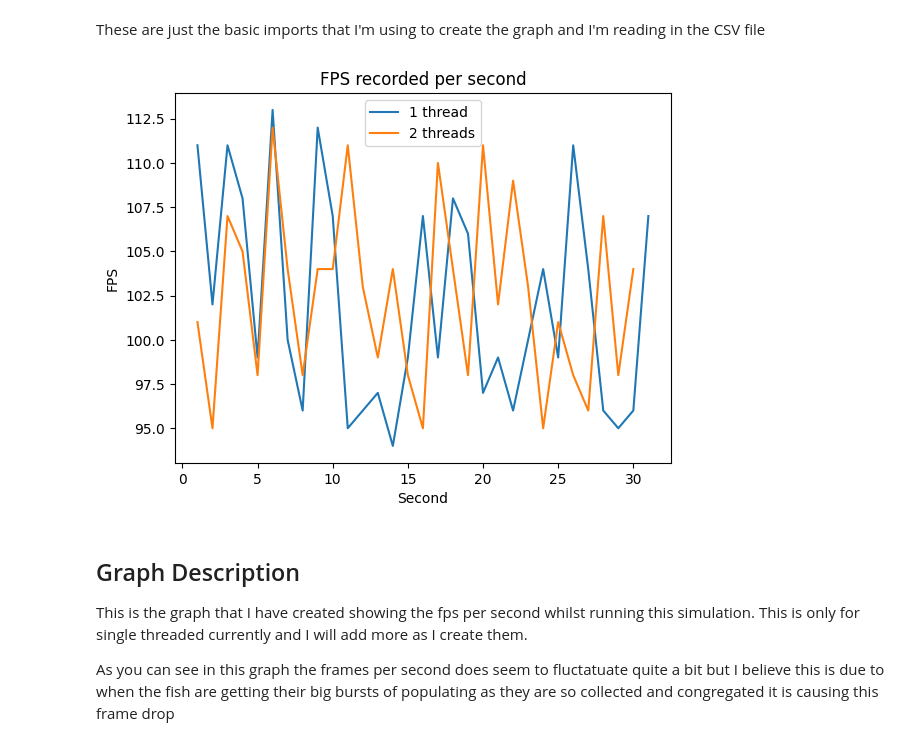
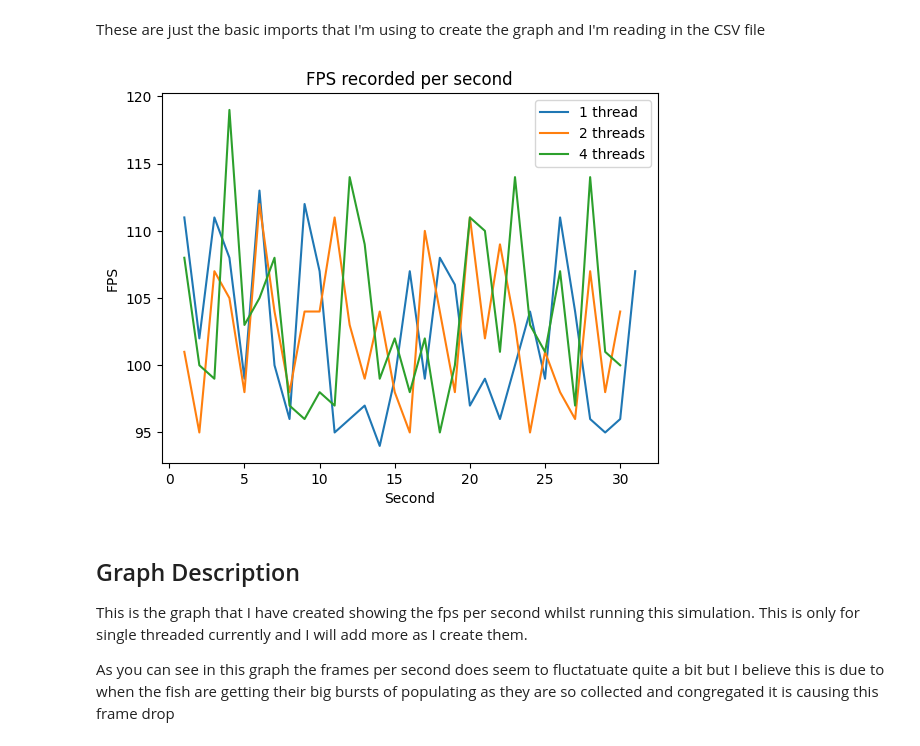
Before and after one commit to DoyleAaron/Concurrent-Development-24-25, a Jupyter notebook: performance.ipynb, the cells around one changed output. Saved outputs shown, nothing was run; the diff lists cells and outputs as text; code cells hidden in the pictures.

Commit message:
4 threads complete
4 threads wasn't too bad to manage as it follows the exact same logic as 2 but I just add more partitions in the main class

```diff
--- a/performance.ipynb
+++ b/performance.ipynb
@@ -12,18 +12,20 @@ import matplotlib.pyplot as plt
 
 df1 = pandas.read_csv('fps_log.csv')
 df2 = pandas.read_csv('2_thread_fps_log.csv')
+df3 = pandas.read_csv('4_thread_fps_log.csv')
 # %% [markdown]
 These are just the basic imports that I'm using to create the graph and I'm reading in the CSV file
 # %%
 plt.plot(df1['Timestamp'], df1['FPS'], label='1 thread')
 plt.plot(df2['Timestamp'], df2['FPS'], label='2 threads')
+plt.plot(df3['Timestamp'], df3['FPS'], label='4 threads')
 plt.legend()
 plt.title('FPS recorded per second')
 plt.xlabel('Second')
 plt.ylabel('FPS')
 plt.show()
 # %% [output]
-[figure, old version]
+[figure, new version]
 # %% [markdown]
 ## Graph Description
 This is the graph that I have created showing the fps per second whilst running this simulation. This is only for single threaded currently and I will add more as I create them.
```
Also changed, not shown: parts of 1 cell of this notebook, 2 other files.
